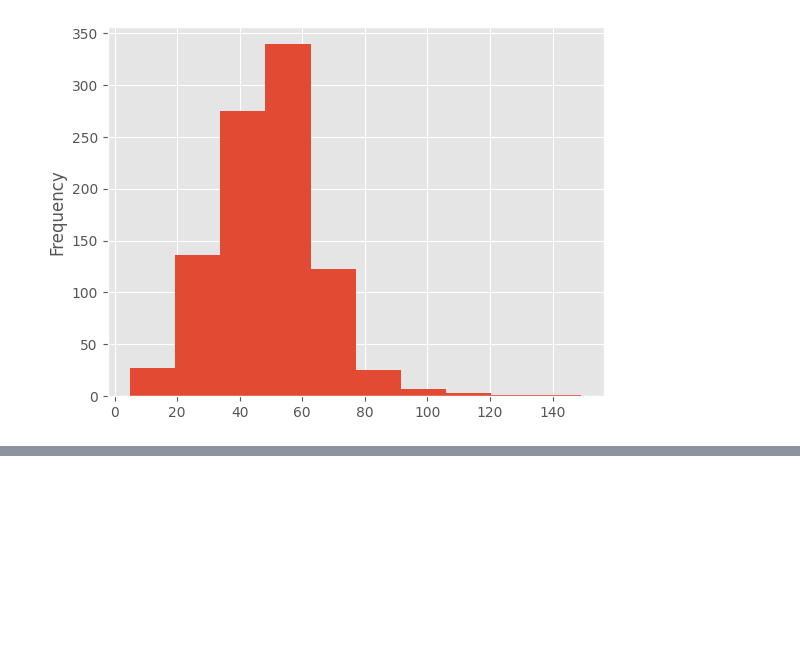
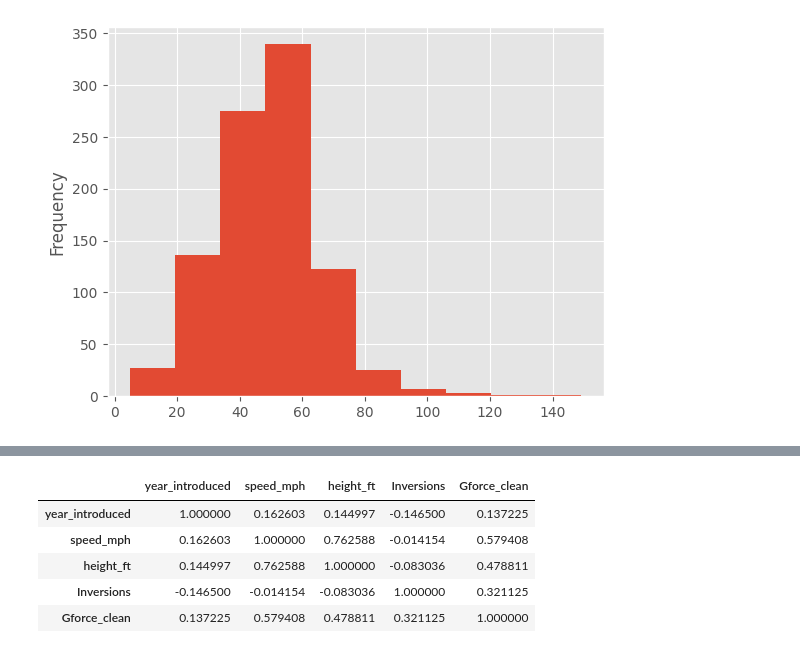
Before and after one commit to PhonVanna/Roller-Coaster-Data-Exploratory-Anaysis, a Jupyter notebook: Rollercoaster Database Exploratory Data Analysis.ipynb, the cells around one changed output, grey strips where cells are left out. Cells and saved outputs as stored; diff of their text form; code cells hidden in the pictures; blank space fills up the shorter version.

```diff
--- a/Rollercoaster Database Exploratory Data Analysis.ipynb
+++ b/Rollercoaster Database Exploratory Data Analysis.ipynb
@@ -319,0 +353,9 @@ Text(0.5, 0, 'Speed (mph)')
+# %%
+df[['year_introduced', 'speed_mph', 'height_ft', 'Inversions', 'Gforce_clean']].dropna().corr()
+# %% [output]
+|  | year_introduced | speed_mph | height_ft | Inversions | Gforce_clean |
+| year_introduced | 1.000000 | 0.162603 | 0.144997 | -0.146500 | 0.137225 |
+| speed_mph | 0.162603 | 1.000000 | 0.762588 | -0.014154 | 0.579408 |
+| height_ft | 0.144997 | 0.762588 | 1.000000 | -0.083036 | 0.478811 |
+| Inversions | -0.146500 | -0.014154 | -0.083036 | 1.000000 | 0.321125 |
+| Gforce_clean | 0.137225 | 0.579408 | 0.478811 | 0.321125 | 1.000000 |
```
Also changed, not shown: parts of 14 cells of this notebook.
